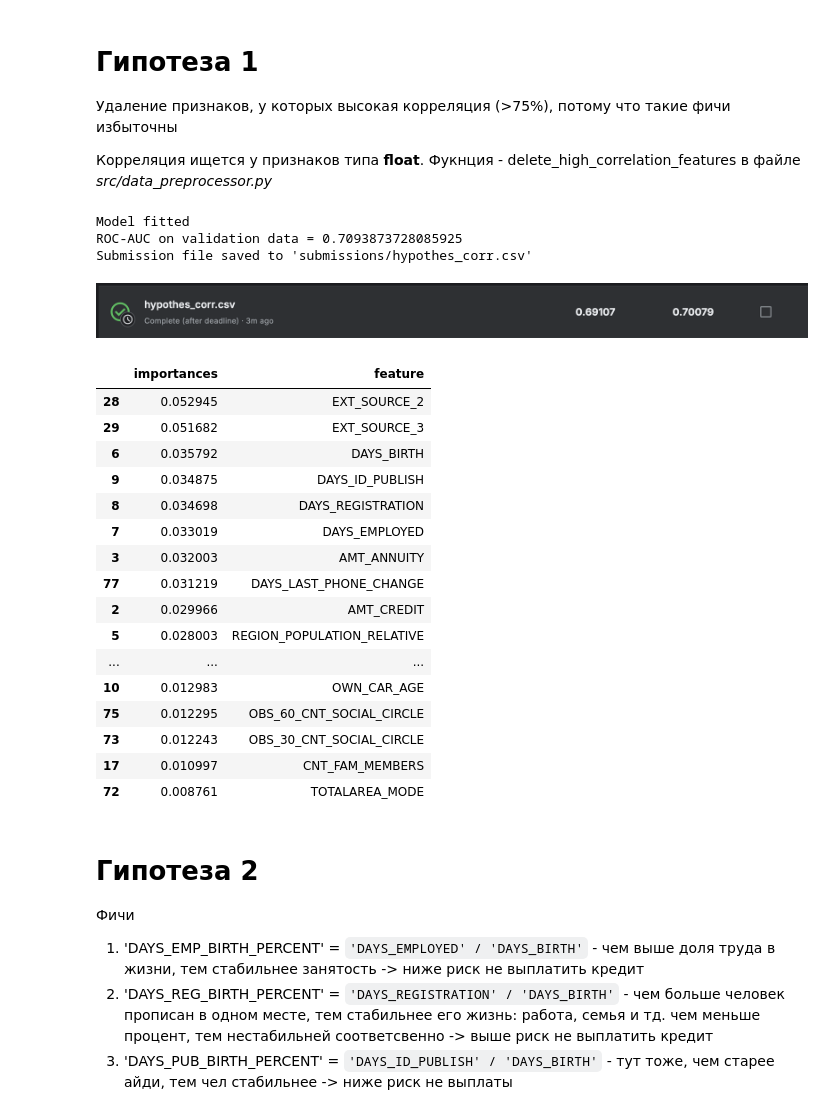
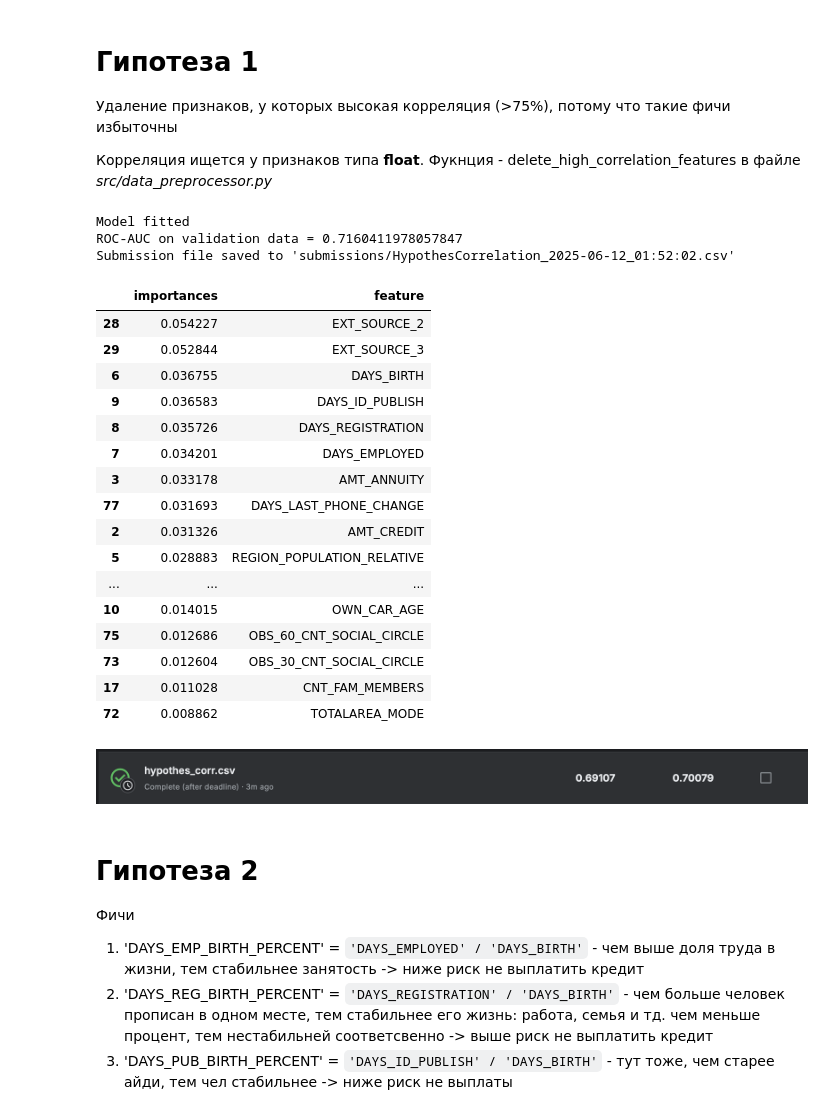
Before and after one commit to ikarizxc/home-credit-default-risk, a Jupyter notebook: baseline_and_hypotheses.ipynb, the cells around one changed output. Saved outputs shown, nothing was run; the diff lists cells and outputs as text; code cells hidden in the pictures.

```diff
--- a/baseline_and_hypotheses.ipynb
+++ b/baseline_and_hypotheses.ipynb
@@ -42,34 +42,32 @@ baseline.get_feature_importance().head(20)
 
 Корреляция ищется у признаков типа **float**. Фукнция - delete_high_correlation_features в файле *src/data_preprocessor.py*
 # %%
-hypothes_corr = HypothesCorrelation(RandomForestClassifier(n_jobs=2, random_state=47))
-hypothes_corr.get_submission('hypothes_corr')
+hypothes_corr = HypothesCorrelation()
+hypothes_corr.run(model)
+hypothes_corr.model_trainer.get_feature_importance().head(20)
 # %% [output]
 Model fitted
-ROC-AUC on validation data = 0.7093873728085925
-Submission file saved to 'submissions/hypothes_corr.csv'
+ROC-AUC on validation data = 0.7160411978057847
+Submission file saved to 'submissions/HypothesCorrelation_2025-06-12_01:52:02.csv'
+|  | importances | feature |
+| 28 | 0.054227 | EXT_SOURCE_2 |
+| 29 | 0.052844 | EXT_SOURCE_3 |
+| 6 | 0.036755 | DAYS_BIRTH |
+| 9 | 0.036583 | DAYS_ID_PUBLISH |
+| 8 | 0.035726 | DAYS_REGISTRATION |
+| 7 | 0.034201 | DAYS_EMPLOYED |
+| 3 | 0.033178 | AMT_ANNUITY |
+| 77 | 0.031693 | DAYS_LAST_PHONE_CHANGE |
+| 2 | 0.031326 | AMT_CREDIT |
+| 5 | 0.028883 | REGION_POPULATION_RELATIVE |
+| ... | ... | ... |
+| 10 | 0.014015 | OWN_CAR_AGE |
+| 75 | 0.012686 | OBS_60_CNT_SOCIAL_CIRCLE |
+| 73 | 0.012604 | OBS_30_CNT_SOCIAL_CIRCLE |
+| 17 | 0.011028 | CNT_FAM_MEMBERS |
+| 72 | 0.008862 | TOTALAREA_MODE |
 # %% [markdown]
 ![image-4.png](attachment:image-4.png)
-# %%
-hypothes_corr.get_feature_importance().head(20)
-# %% [output]
-|  | importances | feature |
-| 28 | 0.052945 | EXT_SOURCE_2 |
-| 29 | 0.051682 | EXT_SOURCE_3 |
-| 6 | 0.035792 | DAYS_BIRTH |
-| 9 | 0.034875 | DAYS_ID_PUBLISH |
-| 8 | 0.034698 | DAYS_REGISTRATION |
-| 7 | 0.033019 | DAYS_EMPLOYED |
-| 3 | 0.032003 | AMT_ANNUITY |
-| 77 | 0.031219 | DAYS_LAST_PHONE_CHANGE |
-| 2 | 0.029966 | AMT_CREDIT |
-| 5 | 0.028003 | REGION_POPULATION_RELATIVE |
-| ... | ... | ... |
-| 10 | 0.012983 | OWN_CAR_AGE |
-| 75 | 0.012295 | OBS_60_CNT_SOCIAL_CIRCLE |
-| 73 | 0.012243 | OBS_30_CNT_SOCIAL_CIRCLE |
-| 17 | 0.010997 | CNT_FAM_MEMBERS |
-| 72 | 0.008761 | TOTALAREA_MODE |
 # %% [markdown]
 # Гипотеза 2
 
```
Also changed, not shown: parts of 23 cells of this notebook, 18 other files.
